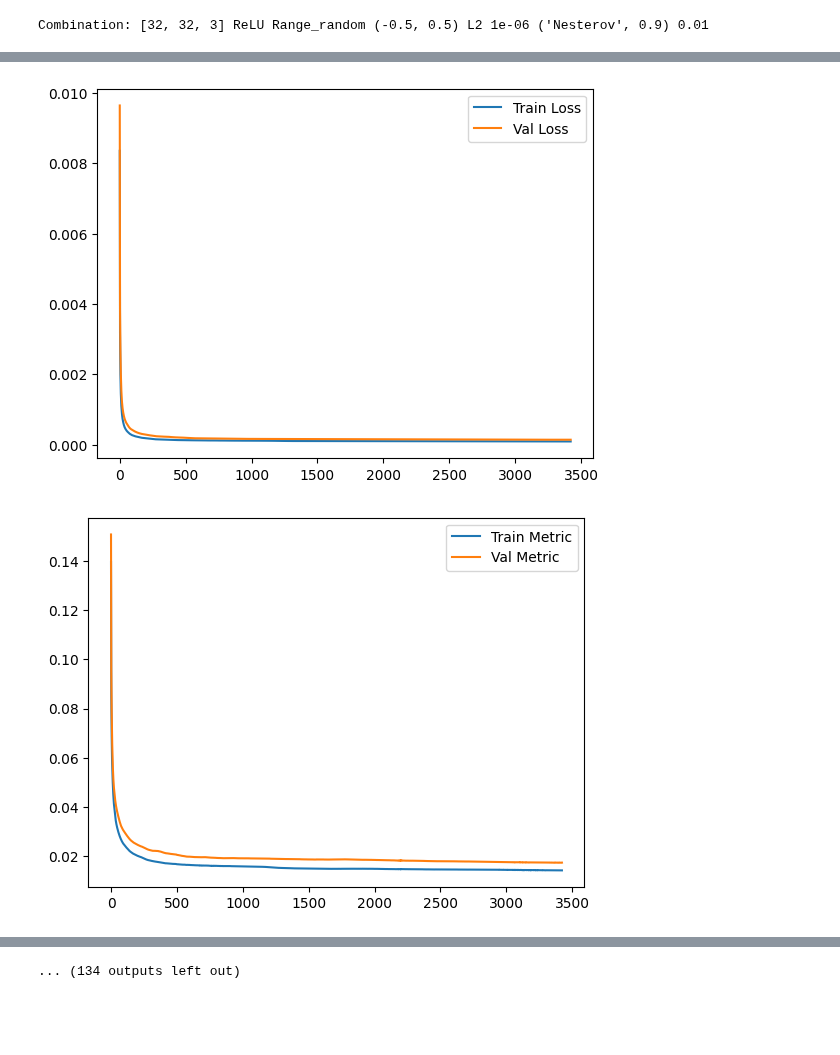
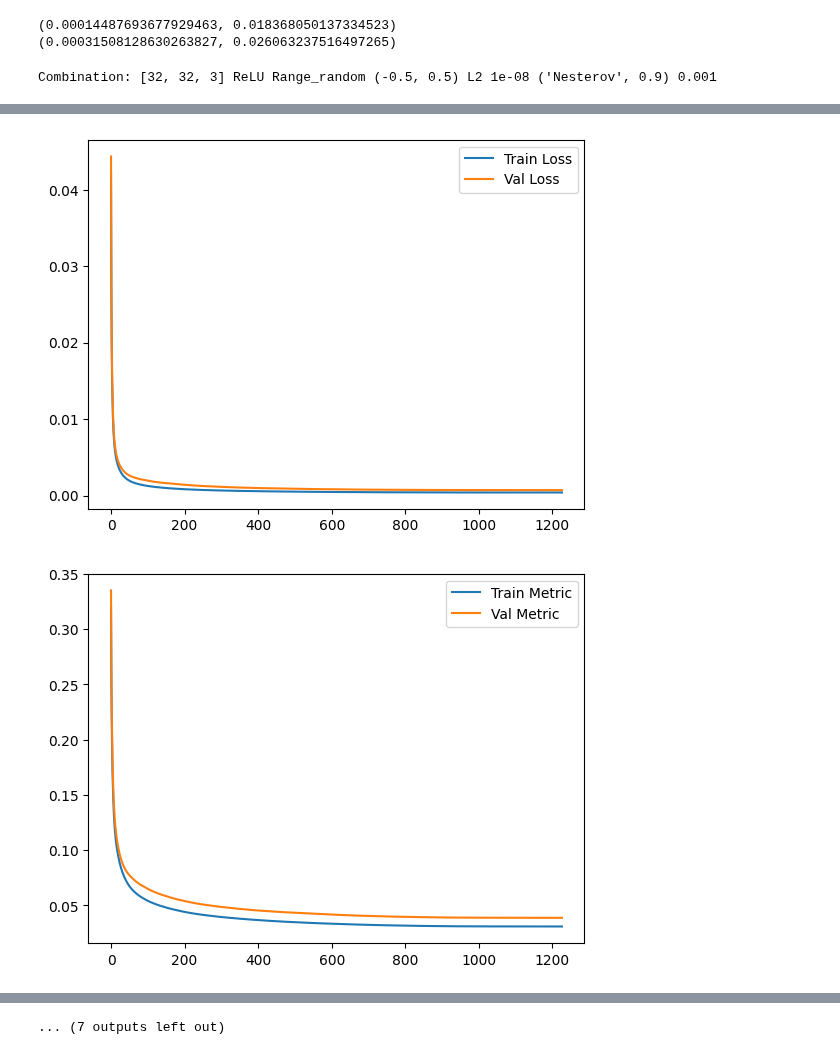
Before and after one commit to Slocon00/ML-project, a Jupyter notebook: notebooks/test_cup.ipynb, the cells around one changed output, grey strips where cells are left out. Cells and saved outputs as stored; diff of their text form; code cells hidden in the pictures; blank space fills up the shorter version.

```diff
--- a/notebooks/test_cup.ipynb
+++ b/notebooks/test_cup.ipynb
@@ -94,5 +100,9 @@ plt.show()
 # %%
 print(net.statistics(X_train, y_train, MEE()))
+print(net.statistics(X_val, y_val, MEE()))
+# %% [output]
+(0.00014487693677929463, 0.018368050137334523)
+(0.00031508128630263827, 0.026063237516497265)
 # %%
 statistics = kfold_crossval(
     X=X_train,
@@ -108,14 +118,14 @@ statistics = kfold_crossval(
 print(statistics)
 # %%
 hyperparameters = {
-    'layers_sizes': [[32, 32, 3], [32,32,32,3]],
+    'layers_sizes': [[32, 32, 3]],
     'activations': ["ReLU"],
     'startings': ["Range_random"],
     'startings_range': [(-0.5, 0.5)],
     'regularizers': ["L2"],
-    'regularizers_lambda': [1e-6, 1e-8],
-    'momentums': [('Nesterov', 0.9), ('Standard', 0.9)],
-    'etas': [1e-2, 1e-3],
+    'regularizers_lambda': [1e-8],
+    'momentums': [('Nesterov', 0.9)],
+    'etas': [1e-3],
 }
 
 data_to_csv = grid_search(
@@ -129,4 +139,4 @@ data_to_csv = grid_search(
     verbose=True
 )
 # %% [output]
-Combination: [32, 32, 3] ReLU Range_random (-0.5, 0.5) L2 1e-06 ('Nesterov', 0.9) 0.01
+Combination: [32, 32, 3] ReLU Range_random (-0.5, 0.5) L2 1e-08 ('Nesterov', 0.9) 0.001
@@ -147,3 +157,3 @@ Val Metric: 0.01628660140741285
-[figure, old version]
+[figure, new version]
-[figure, old version]
+[figure, new version]
 Fold 3 of 6 completed
@@ -156,4 +166,4 @@ Val Metric: 0.01748748288233295
-... (134 outputs left out)
+... (7 outputs left out)
 # %%
 X_train, y_train, test = read_cup("../data/ML-CUP23-TR.csv", "../data/ML-CUP23-TS.csv")
 # %%
```
Also changed, not shown: parts of 3 cells of this notebook.
